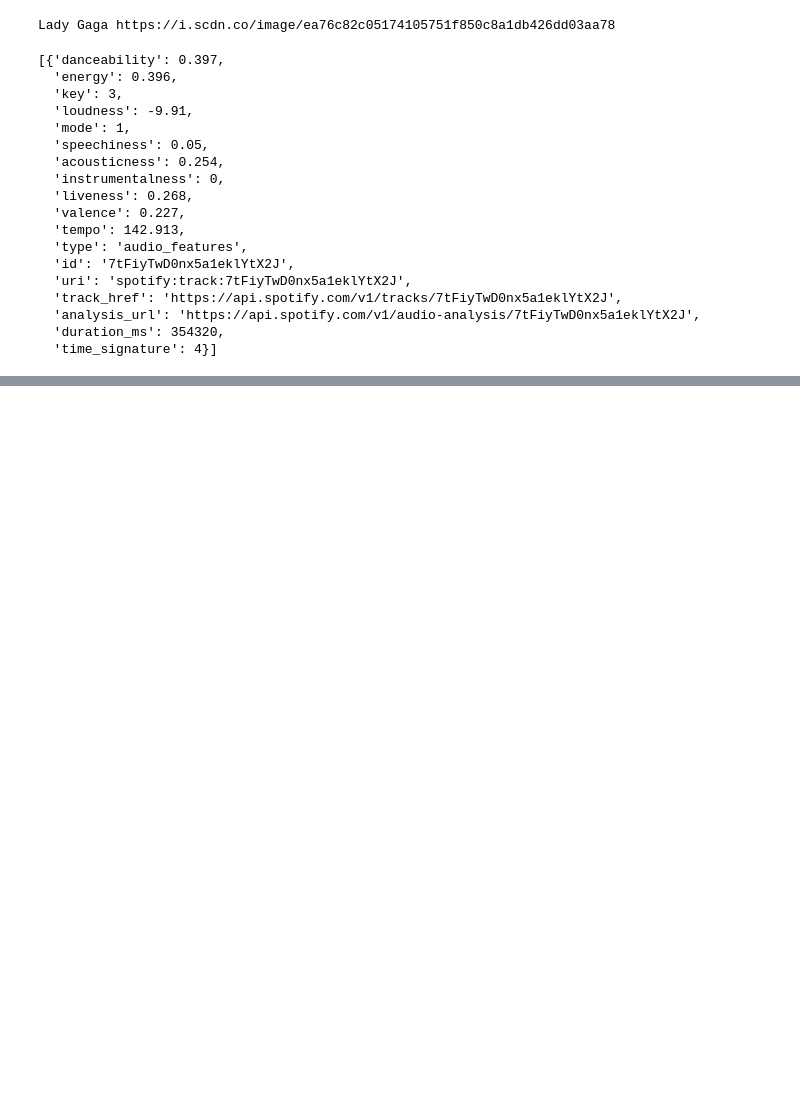
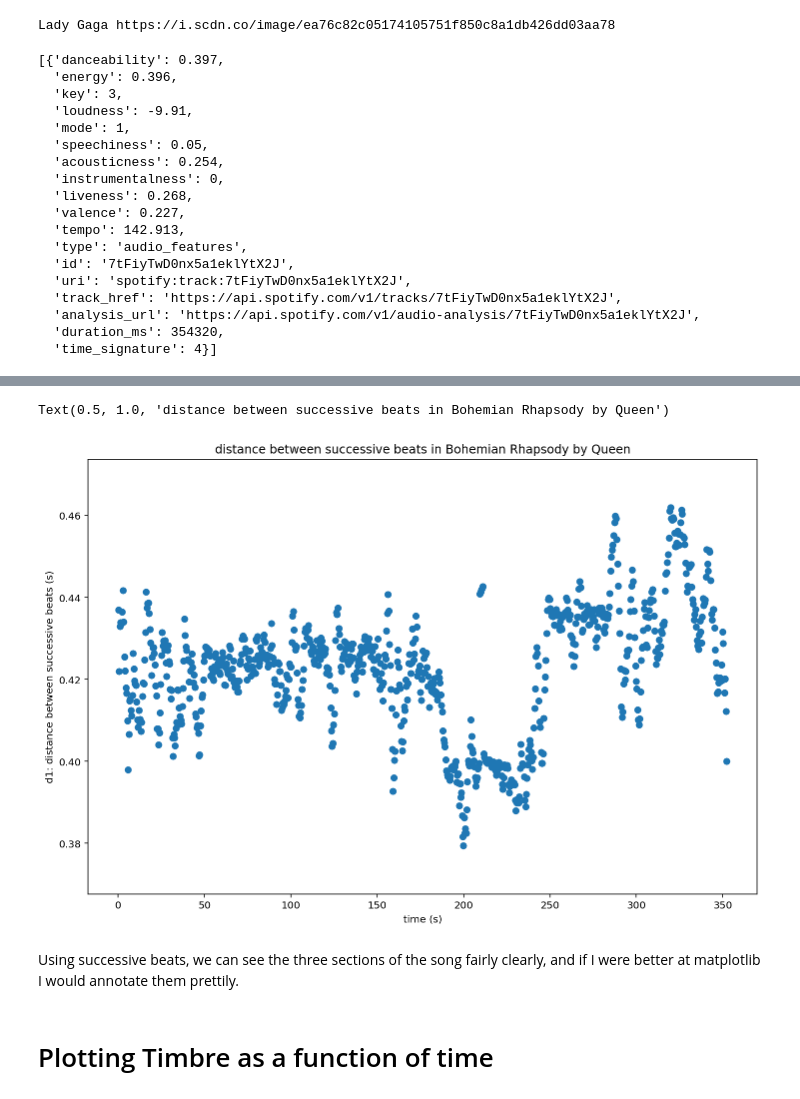
Before and after one commit to mhfisch/production-value, a Jupyter notebook: spotipy_tutorial.ipynb, the cells around one changed output, grey strips where cells are left out. Drawn from its saved outputs; the diff is of its cells as text; code cells hidden in the pictures; blank space fills up the shorter version.

```diff
--- a/spotipy_tutorial.ipynb
+++ b/spotipy_tutorial.ipynb
@@ -197,0 +243,15 @@ br_features
+# %%
+br_beat_diff = np.array(br_beats[1:]) - np.array(br_beats[:-1])
+
+plt.figure(figsize=(12,8))
+plt.scatter(x = br_beats[:-1], y = br_beat_diff)
+plt.xlabel('time (s)')
+plt.ylabel('d1: distance between successive beats (s)')
+plt.title('distance between successive beats in Bohemian Rhapsody by Queen')
+# %% [output]
+Text(0.5, 1.0, 'distance between successive beats in Bohemian Rhapsody by Queen')
+[figure, added]
+# %% [markdown]
+Using successive beats, we can see the three sections of the song fairly clearly, and if I were better at matplotlib I would annotate them prettily.
+# %% [markdown]
+# Plotting Timbre as a function of time
```
Also changed, not shown: parts of 9 cells of this notebook.
